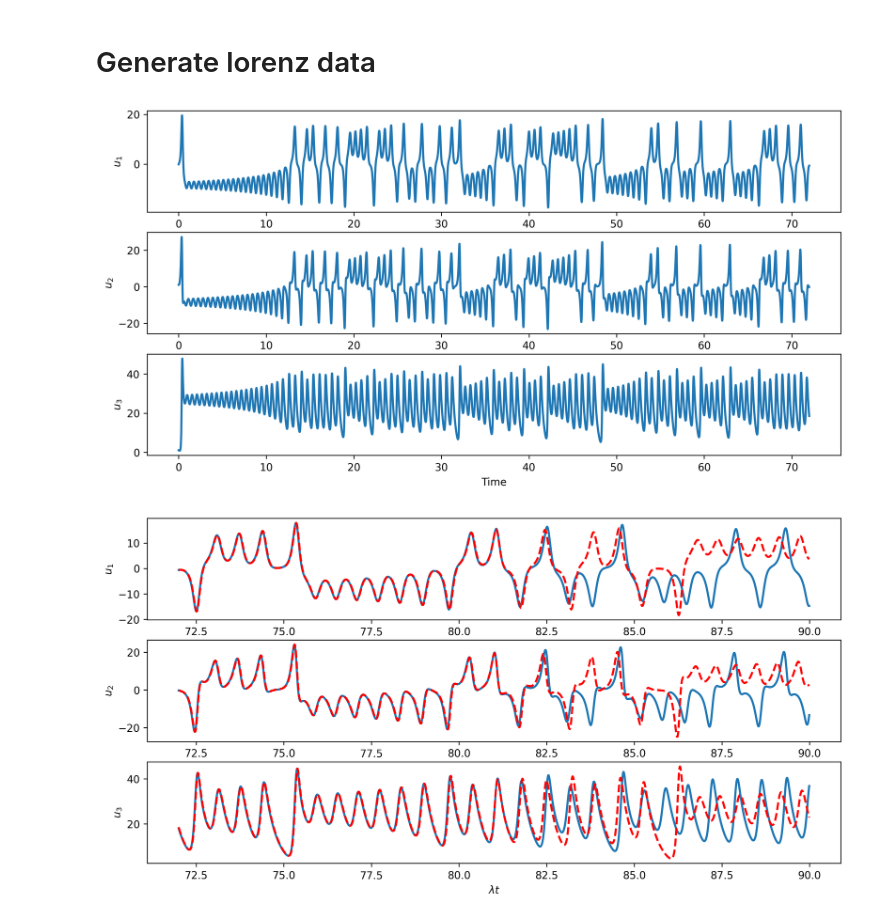
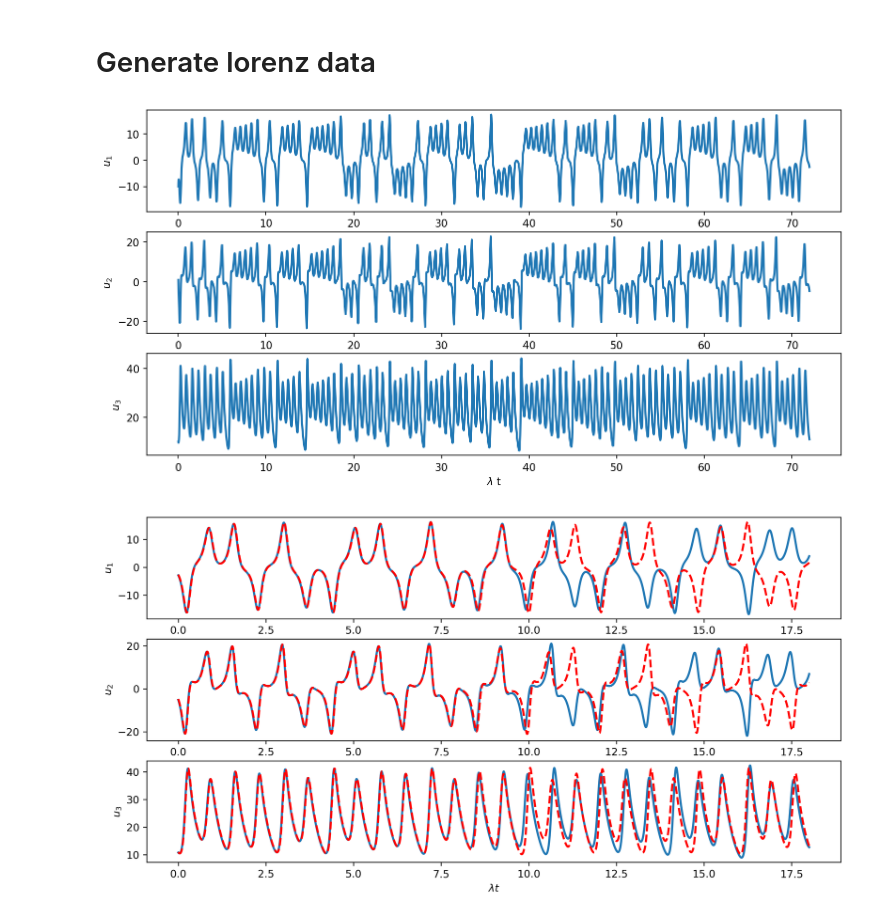
Before and after one commit to Jan-Williams/OpenReservoirComputing, a Jupyter notebook: examples/lorenz.ipynb, the cells around one changed output. Saved outputs shown, nothing was run; the diff lists cells and outputs as text; code cells hidden in the pictures.

Commit message:
updated lorenz notebook to use data integrators

```diff
--- a/examples/lorenz.ipynb
+++ b/examples/lorenz.ipynb
@@ -11,51 +12,30 @@ import orc.rc
 # Generate lorenz data
 # %%
 ### Integrate + Plot Lorenz63 System
-
-# xdot = f(x) definition
-def lorenz(t, x):
-    beta, rho, sigma = 8 / 3, 28, 10
-    x1, x2, x3 = x
-    dx1dt = sigma * (x2 - x1)
-    dx2dt = x1 * (rho - x3) - x2
-    dx3dt = x1 * x2 - beta * x3
-    return np.array([dx1dt, dx2dt, dx3dt])
-
 
 # integrate
 tN = 100
 dt = 0.01
-sol = scipy.integrate.solve_ivp(
-    lorenz,
-    t_span=(0, tN),
-    y0=[-0.1, 1, 1.05],
-    dense_output=True,
-    rtol=1e-12,
-    atol=1e-12,
-    method="RK45",
-)
-t = np.arange(0, tN, dt)
-U = sol.sol(t)  # of shape (3, tN/dt)
+U,t = orc.data.lorenz63(tN=tN, dt=dt)
 
 # train-test split
 test_perc = 0.2
 lyap = 0.9
-split_idx = int((1 - test_perc) * U.shape[1])
-U_train = U[:, :split_idx].T
-t_train = t[:split_idx].T * lyap
-U_test = U[:, split_idx:].T
-t_test = t[split_idx:].T * lyap
-# t_test = np.linspace(0, dt * U_test.shape[1], U_test.shape[1]) * lyap
+split_idx = int((1 - test_perc) * U.shape[0])
+U_train = U[:split_idx, :]
+t_train = t[:split_idx] * lyap
+U_test = U[split_idx:, :]
+t_test = np.linspace(0, dt * U_test.shape[0], U_test.shape[0]) * lyap
 
 # plot training data
-fig, ax = plt.subplots(3, 1, figsize=(12, 6), dpi=300)
+fig, ax = plt.subplots(3, 1, figsize=(12, 6), dpi=150)
 for i in range(3):
     ax[i].plot(t_train, U_train.T[i], linewidth=2)
     ax[i].set_ylabel(r"$u_{}$".format(i + 1))
-ax[i].set_xlabel("Time")
+ax[i].set_xlabel(r"$\lambda$ t")
 plt.show()
 # %% [output]
-[figure, old version]
+[figure, new version]
 # %%
 # init + train ESN
 NR = 1000
@@ -77,4 +57,4 @@ for i in range(3):
 ax[i].set_xlabel(r"$\lambda t$")
 plt.show()
 # %% [output]
-[figure, old version]
+[figure, new version]
```
Also changed, not shown: parts of 1 cell of this notebook.
